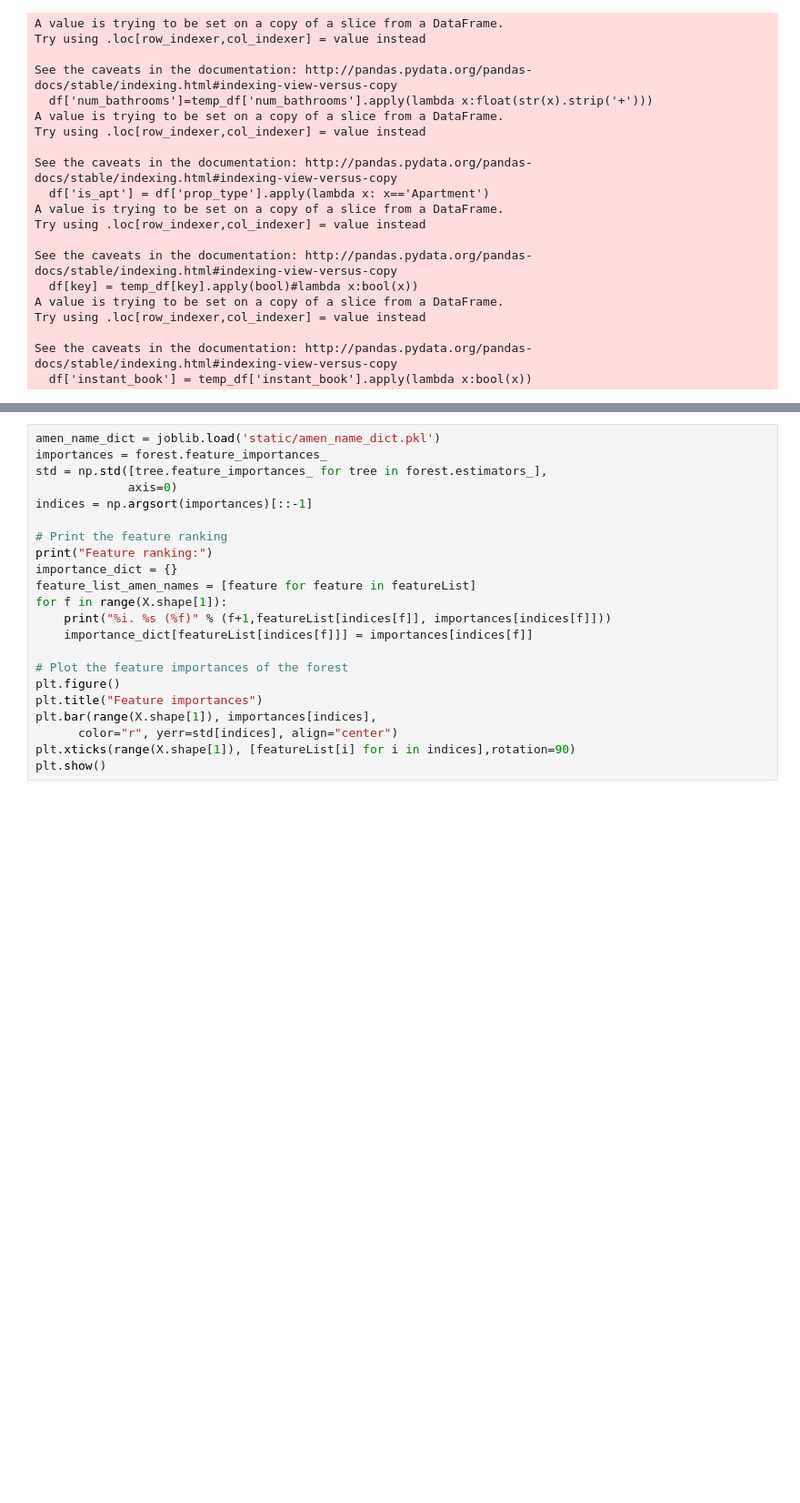
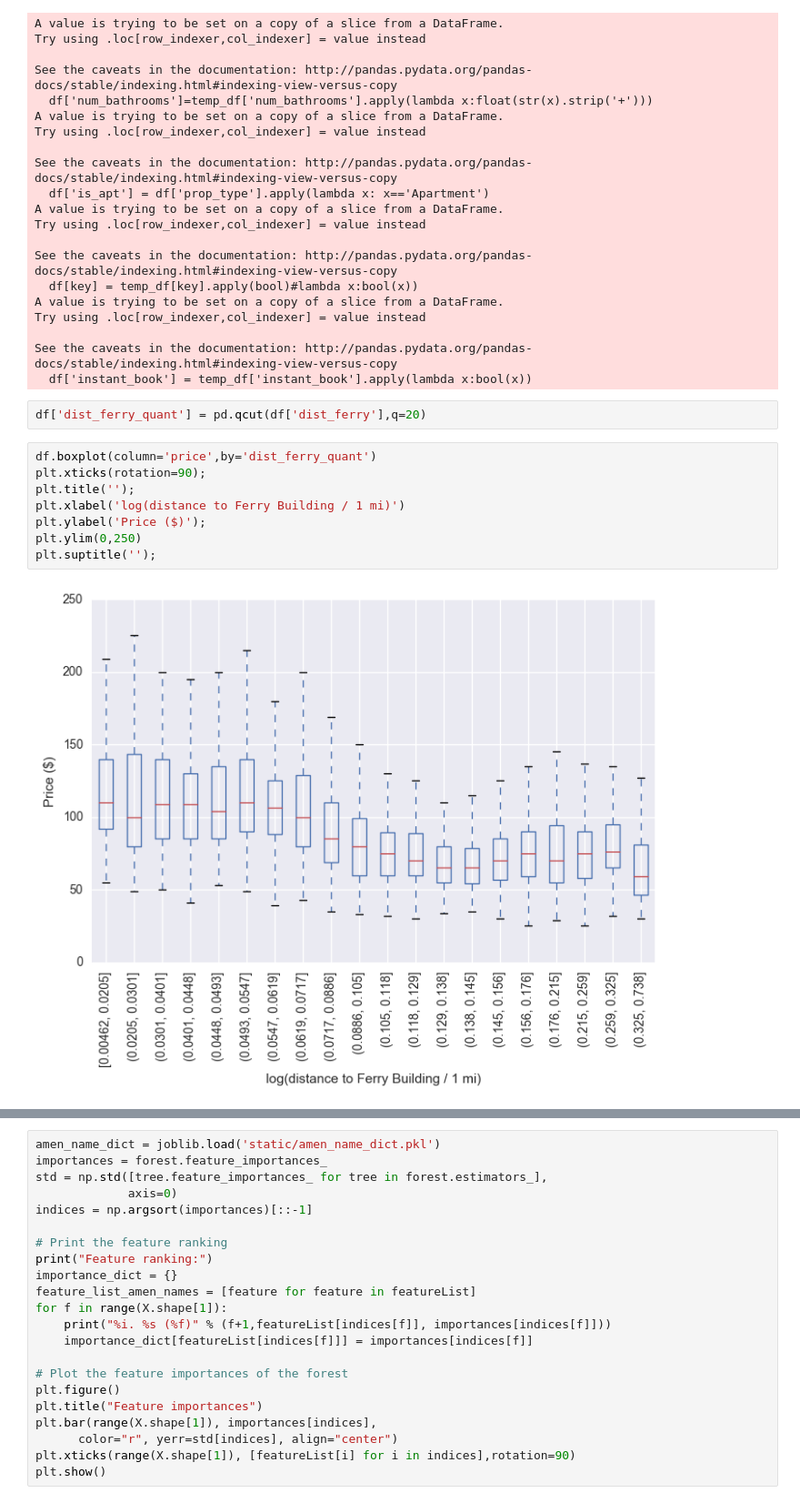
Before and after one commit to btamadio/PricePredictor, a Jupyter notebook: PricePredictor/binary_feature_engineering.ipynb, the cells around one changed output, grey strips where cells are left out. Shown: that part at 91% size. Saved outputs shown, nothing was run; the diff lists cells and outputs as text; blank space fills up the shorter version.

```diff
--- a/PricePredictor/binary_feature_engineering.ipynb
+++ b/PricePredictor/binary_feature_engineering.ipynb
@@ -41,4 +41,16 @@ Try using .loc[row_indexer,col_indexer] = value instead
 
 See the caveats in the documentation: http://pandas.pydata.org/pandas-docs/stable/indexing.html#indexing-view-versus-copy
   df['instant_book'] = temp_df['instant_book'].apply(lambda x:bool(x))
+# %%
+df['dist_ferry_quant'] = pd.qcut(df['dist_ferry'],q=20)
+# %%
+df.boxplot(column='price',by='dist_ferry_quant')
+plt.xticks(rotation=90);
+plt.title('');
+plt.xlabel('log(distance to Ferry Building / 1 mi)')
+plt.ylabel('Price ($)');
+plt.ylim(0,250)
+plt.suptitle('');
+# %% [output]
+[figure, added]
 # %%
```
Also changed, not shown: parts of 7 cells of this notebook, 2 other files.
